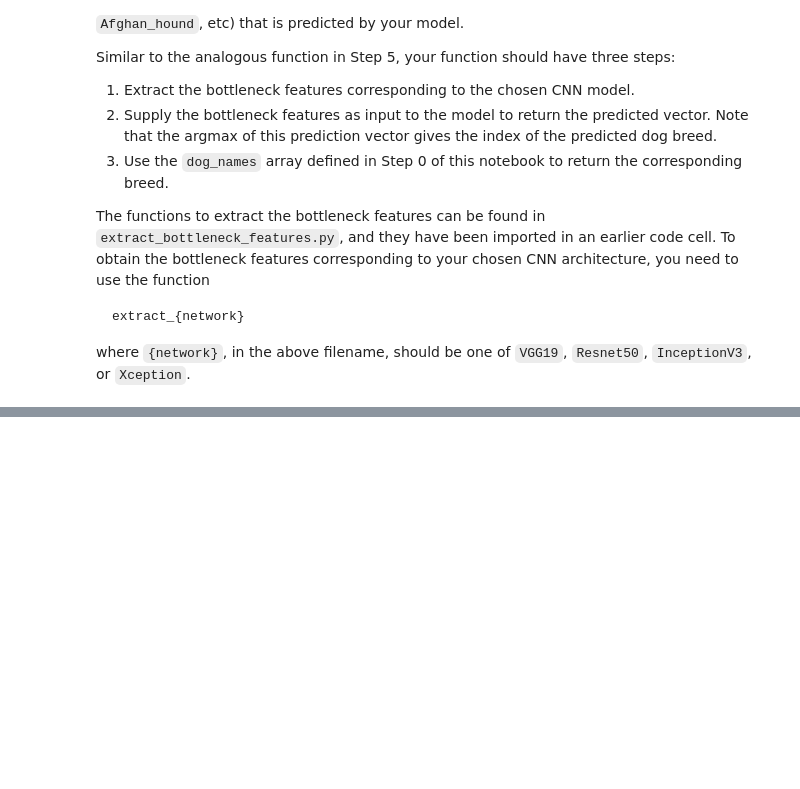
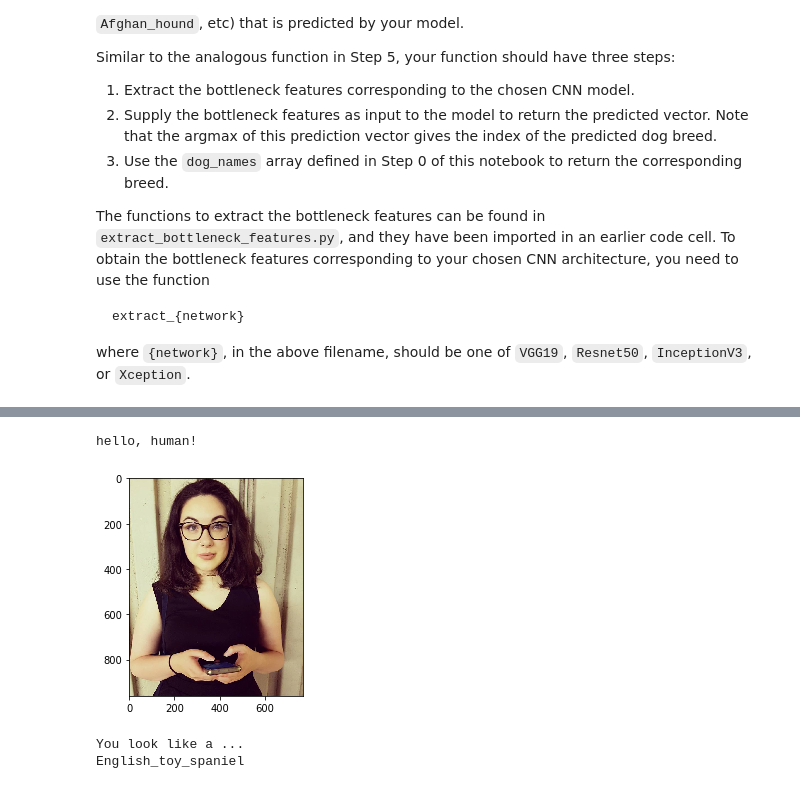
Before and after one commit to aoifew/udacity_deeplearning, a Jupyter notebook: dog-project/dog_app.ipynb, the cells around one changed output, grey strips where cells are left out. Saved outputs shown, nothing was run; the diff lists cells and outputs as text; code cells hidden in the pictures; blank space fills up the shorter version.

```diff
--- a/dog-project/dog_app.ipynb
+++ b/dog-project/dog_app.ipynb
@@ -676,0 +761,7 @@ __Answer:__
+# %%
+dog_app("my_images/me.jpg")
+# %% [output]
+hello, human!
+[figure, added]
+You look like a ...
+English_toy_spaniel
```
Also changed, not shown: parts of 32 cells of this notebook.
